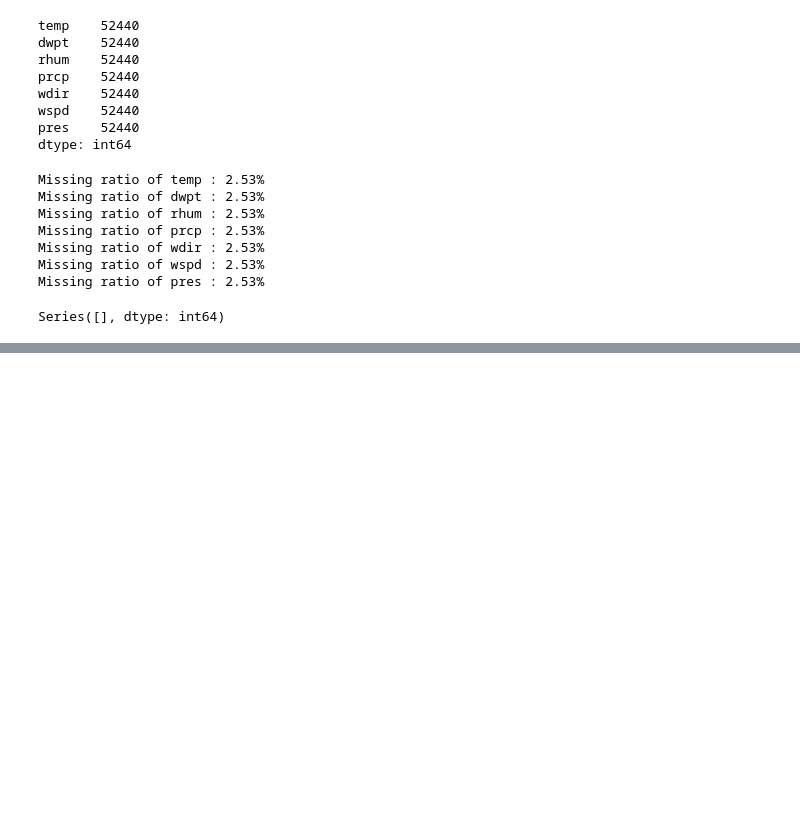
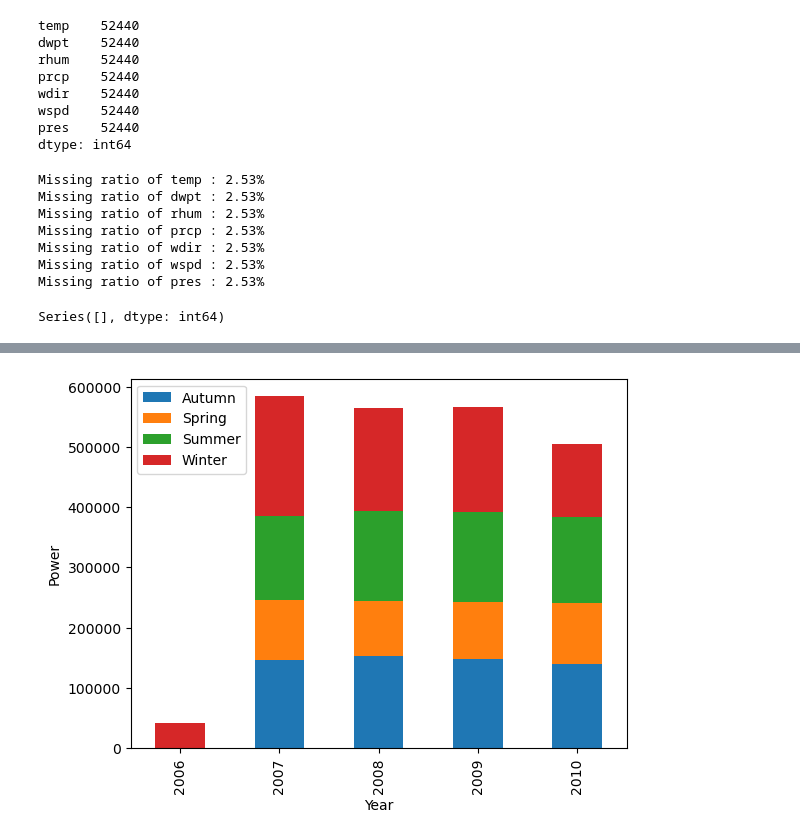
Before and after one commit to SnegaRagu/Power-Pulse-Household-Energy-Usage-Forecast-Using-Pandas-Numpy-Machine-Learning, a Jupyter notebook: notebooks/Powerpulse_EDA_PREPROCESSING.ipynb, the cells around one changed output, grey strips where cells are left out. Cells and saved outputs as stored; diff of their text form; code cells hidden in the pictures; blank space fills up the shorter version.

```diff
--- a/notebooks/Powerpulse_EDA_PREPROCESSING.ipynb
+++ b/notebooks/Powerpulse_EDA_PREPROCESSING.ipynb
@@ -618,3 +629,18 @@ Series([], dtype: int64)
+# %%
+# Pivot the data to get seasons as columns
+pivot_df = df.pivot_table(index='year', columns='season', values='Global_active_power', aggfunc='sum', fill_value=0)
+
+# Plot
+pivot_df.plot(kind='bar', stacked=True)
+
+# Customizing the plot
+plt.xlabel('Year')
+plt.ylabel('Power')
+plt.title("Power Vs Season Over Years")
+plt.legend()
+plt.show()
+# %% [output]
+[figure, added]
 # %%
 #merged_df.to_csv("/content/drive/My Drive/GUVI/merged_weather_power.csv")
 
```
Also changed, not shown: parts of 1 cell of this notebook, 1 other file.
